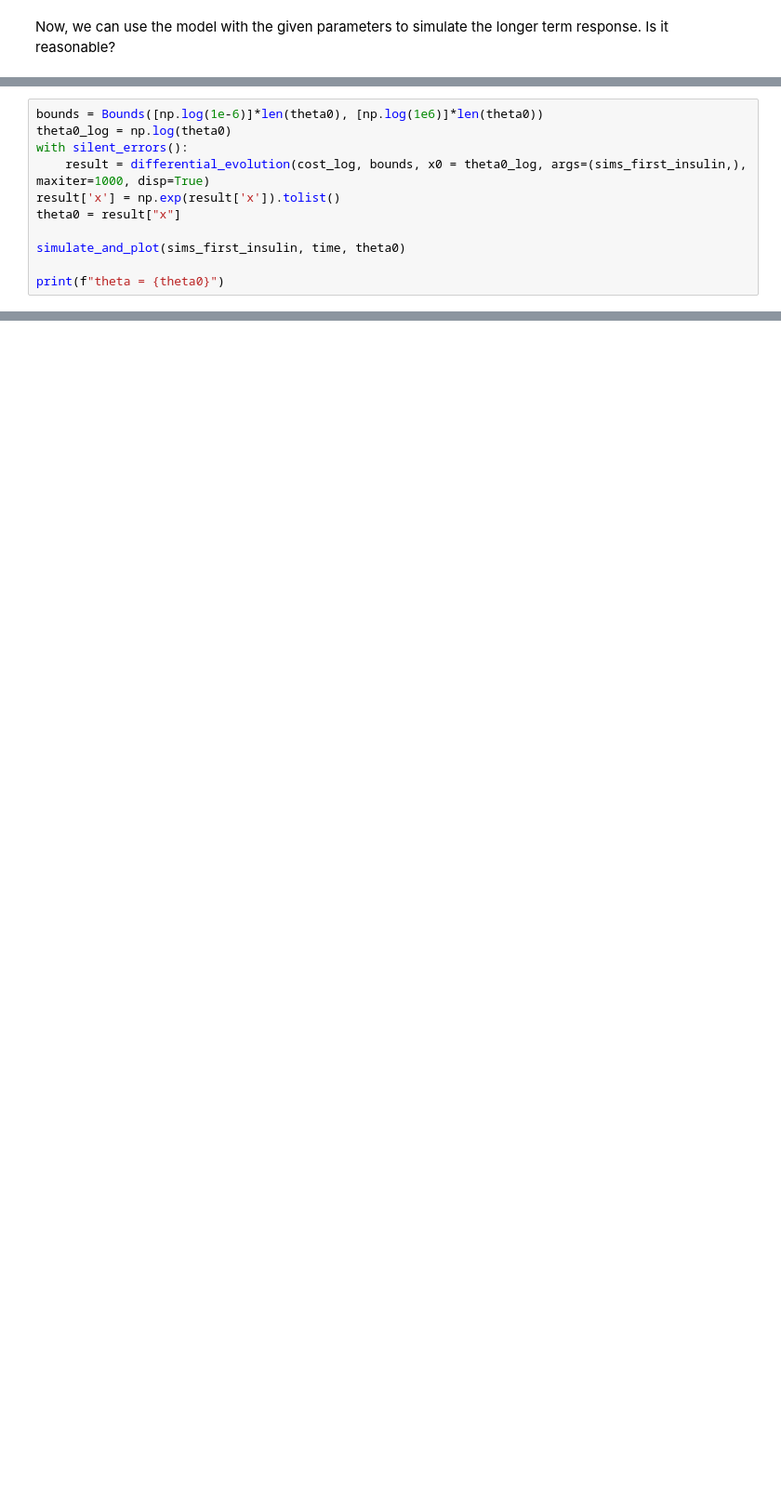
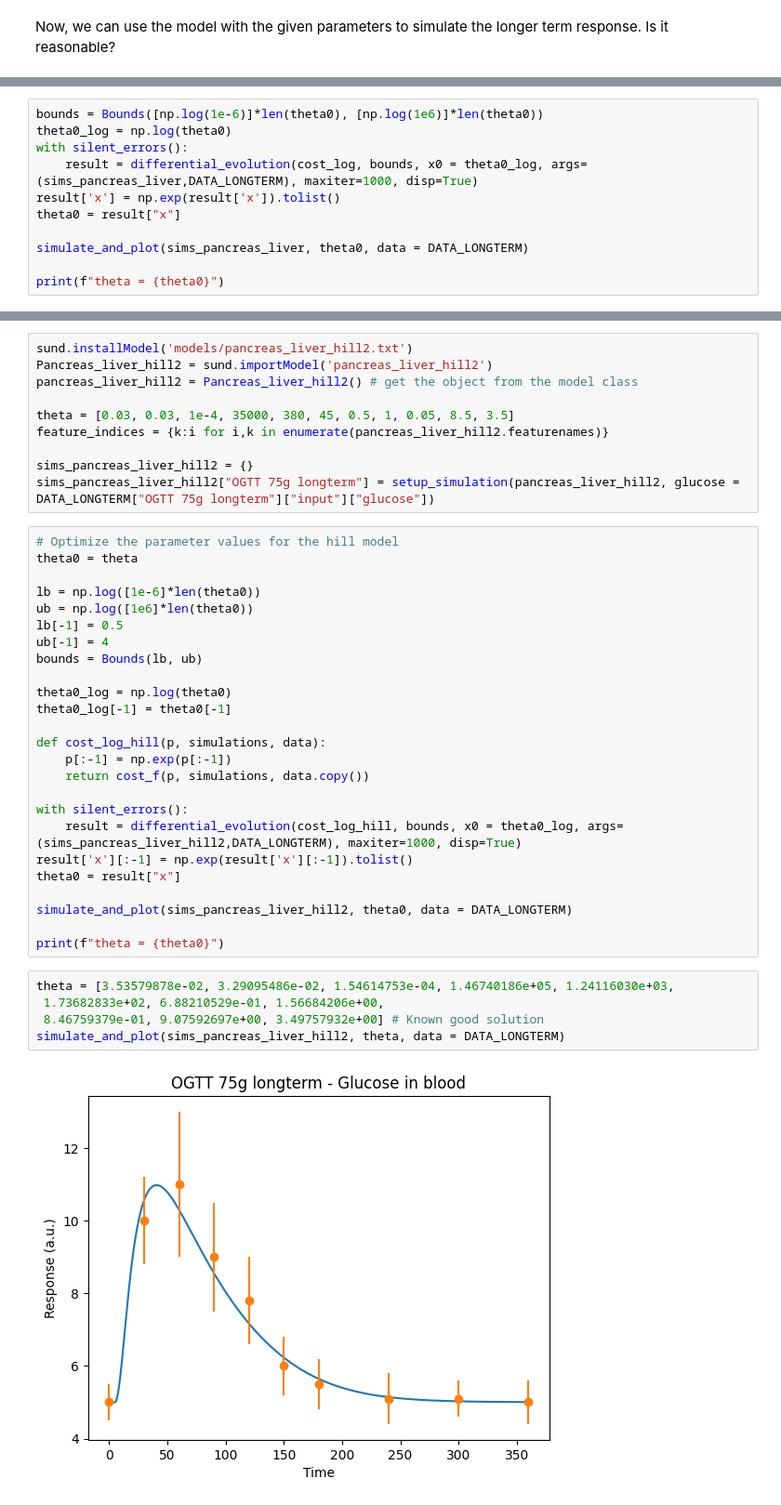
Before and after one commit to willov/modelling_example, a Jupyter notebook: introduction_example.ipynb, the cells around one changed output, grey strips where cells are left out. Shown at 93% size. Drawn from its saved outputs; the diff is of its cells as text; blank space fills up the shorter version.

Commit message:
Got the model to work and added most of the examples

```diff
--- a/introduction_example.ipynb
+++ b/introduction_example.ipynb
@@ -270,10 +281,10 @@ Model 'pancreas_liver' is already installed and up to date.
 bounds = Bounds([np.log(1e-6)]*len(theta0), [np.log(1e6)]*len(theta0))
 theta0_log = np.log(theta0)
 with silent_errors():
-    result = differential_evolution(cost_log, bounds, x0 = theta0_log, args=(sims_first_insulin,), maxiter=1000, disp=True)
+    result = differential_evolution(cost_log, bounds, x0 = theta0_log, args=(sims_pancreas_liver,DATA_LONGTERM), maxiter=1000, disp=True)
 result['x'] = np.exp(result['x']).tolist()
 theta0 = result["x"]
 
-simulate_and_plot(sims_first_insulin, time, theta0)
+simulate_and_plot(sims_pancreas_liver, theta0, data = DATA_LONGTERM)
 
 print(f"theta = {theta0}")
@@ -416,0 +378,42 @@ theta = [0.037596553272917034, 0.105728878483433, 0.0017238140849582624, 1213.23
+# %%
+sund.installModel('models/pancreas_liver_hill2.txt')
+Pancreas_liver_hill2 = sund.importModel('pancreas_liver_hill2')
+pancreas_liver_hill2 = Pancreas_liver_hill2() # get the object from the model class
+
+theta = [0.03, 0.03, 1e-4, 35000, 380, 45, 0.5, 1, 0.05, 8.5, 3.5]
+feature_indices = {k:i for i,k in enumerate(pancreas_liver_hill2.featurenames)}
+
+sims_pancreas_liver_hill2 = {}
+sims_pancreas_liver_hill2["OGTT 75g longterm"] = setup_simulation(pancreas_liver_hill2, glucose = DATA_LONGTERM["OGTT 75g longterm"]["input"]["glucose"])
+# %%
+# Optimize the parameter values for the hill model
+theta0 = theta
+
+lb = np.log([1e-6]*len(theta0))
+ub = np.log([1e6]*len(theta0))
+lb[-1] = 0.5
+ub[-1] = 4
+bounds = Bounds(lb, ub)
+
+theta0_log = np.log(theta0)
+theta0_log[-1] = theta0[-1]
+
+def cost_log_hill(p, simulations, data):
+    p[:-1] = np.exp(p[:-1])
+    return cost_f(p, simulations, data.copy())
+
+with silent_errors():
+    result = differential_evolution(cost_log_hill, bounds, x0 = theta0_log, args=(sims_pancreas_liver_hill2,DATA_LONGTERM), maxiter=1000, disp=True)
+result['x'][:-1] = np.exp(result['x'][:-1]).tolist()
+theta0 = result["x"]
+
+simulate_and_plot(sims_pancreas_liver_hill2, theta0, data = DATA_LONGTERM)
+
+print(f"theta = {theta0}")
+# %%
+theta = [3.53579878e-02, 3.29095486e-02, 1.54614753e-04, 1.46740186e+05, 1.24116030e+03,
+ 1.73682833e+02, 6.88210529e-01, 1.56684206e+00,
+ 8.46759379e-01, 9.07592697e+00, 3.49757932e+00] # Known good solution
+simulate_and_plot(sims_pancreas_liver_hill2, theta, data = DATA_LONGTERM)
+# %% [output]
+[figure, added]
```
Also changed, not shown: parts of 31 cells of this notebook, 6 other files.
